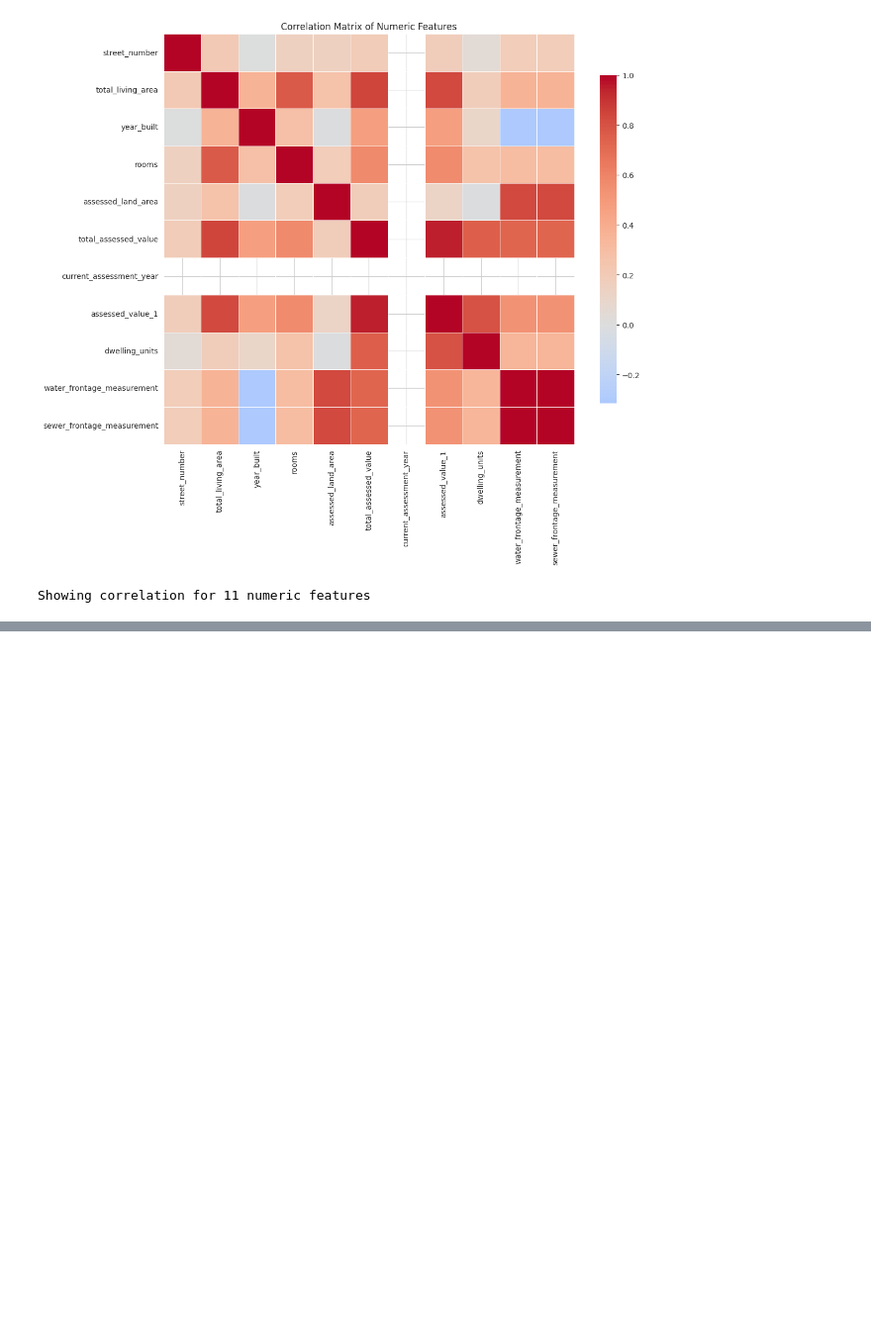
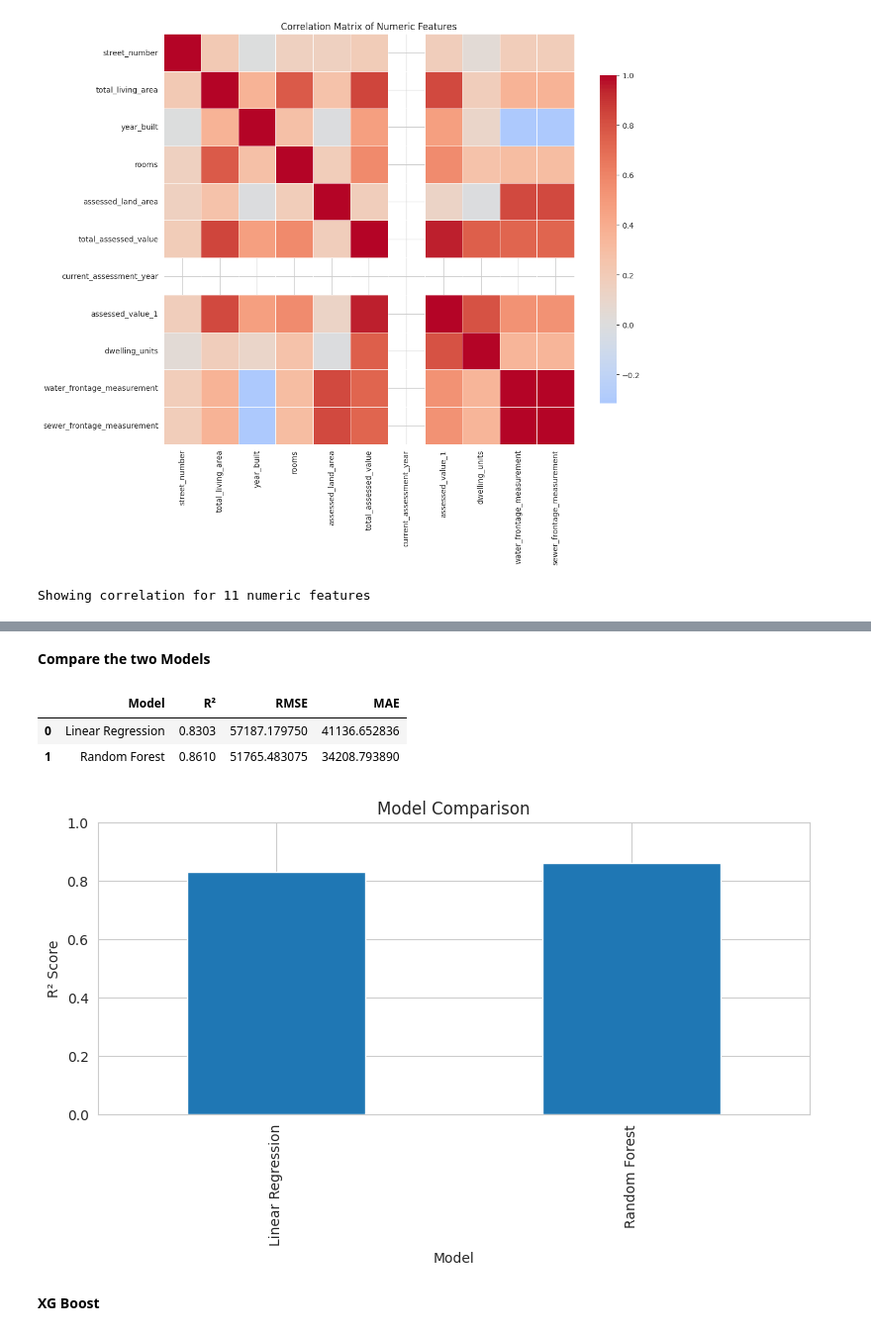
Before and after one commit to BoseOmoniyi/property-valuation, a Jupyter notebook: notebooks/BoseOmoniyi_ta_colab.ipynb, the cells around one changed output, grey strips where cells are left out. Shown: that part at 99% size. Drawn from its saved outputs; the diff is of its cells as text; code cells hidden in the pictures; blank space fills up the shorter version.

```diff
--- a/notebooks/BoseOmoniyi_ta_colab.ipynb
+++ b/notebooks/BoseOmoniyi_ta_colab.ipynb
@@ -901,0 +1242,27 @@ Showing correlation for 11 numeric features
+# %% [markdown]
+**Compare the two Models**
+# %%
+# Model comparison
+comparison = pd.DataFrame({
+    'Model': ['Linear Regression', 'Random Forest'],
+    'R²': [0.8303, 0.8610],
+    'RMSE': [test_rmse, rf_rmse],
+    'MAE': [test_mae, rf_mae]
+})
+
+display(comparison)
+
+# Visualize
+comparison.plot(x='Model', y='R²', kind='bar', legend=False, figsize=(8, 5))
+plt.ylabel('R² Score')
+plt.title('Model Comparison')
+plt.ylim(0, 1)
+plt.tight_layout()
+plt.show()
+# %% [output]
+|  | Model | R² | RMSE | MAE |
+| 0 | Linear Regression | 0.8303 | 57187.179750 | 41136.652836 |
+| 1 | Random Forest | 0.8610 | 51765.483075 | 34208.793890 |
+[figure, added]
+# %% [markdown]
+**XG Boost**
```
Also changed, not shown: parts of 34 cells of this notebook.
